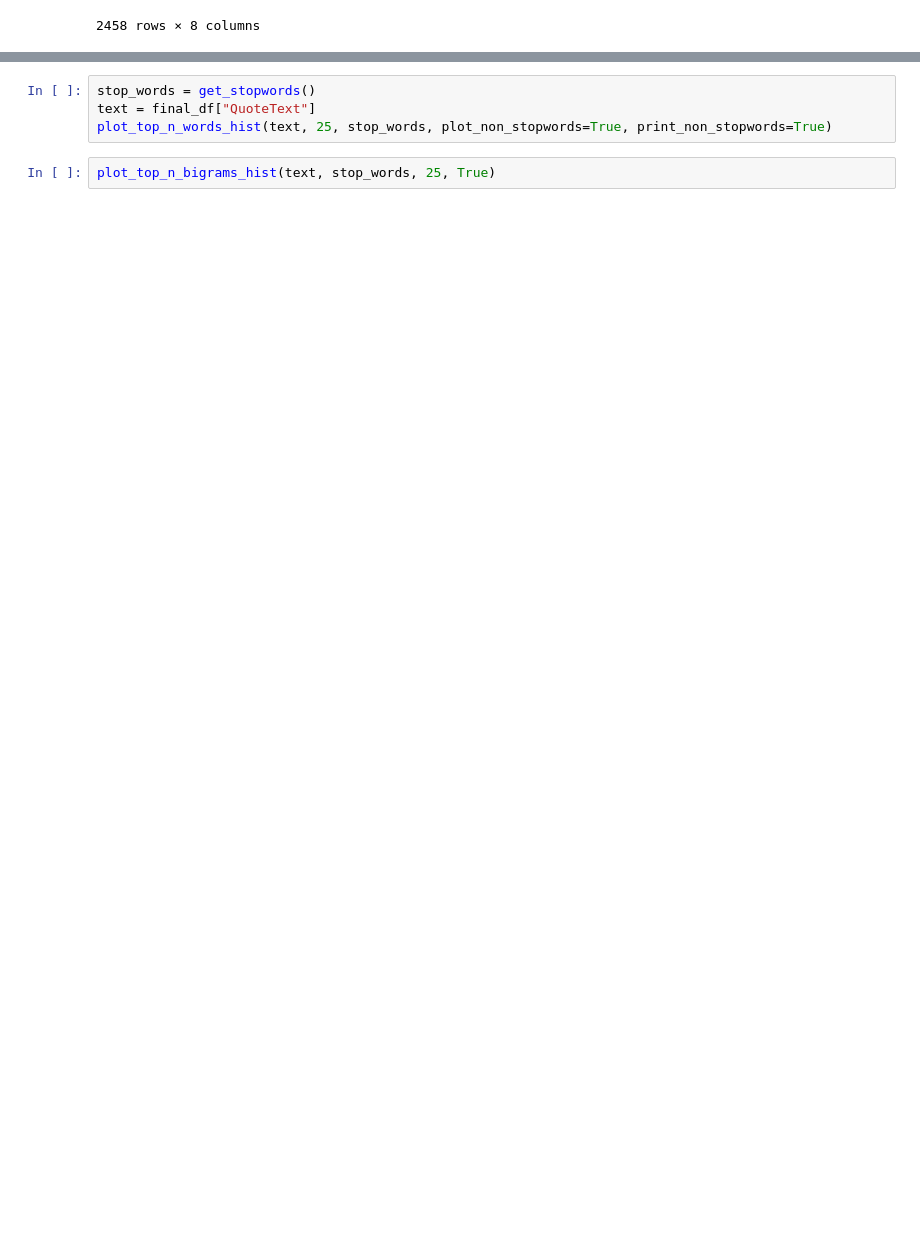
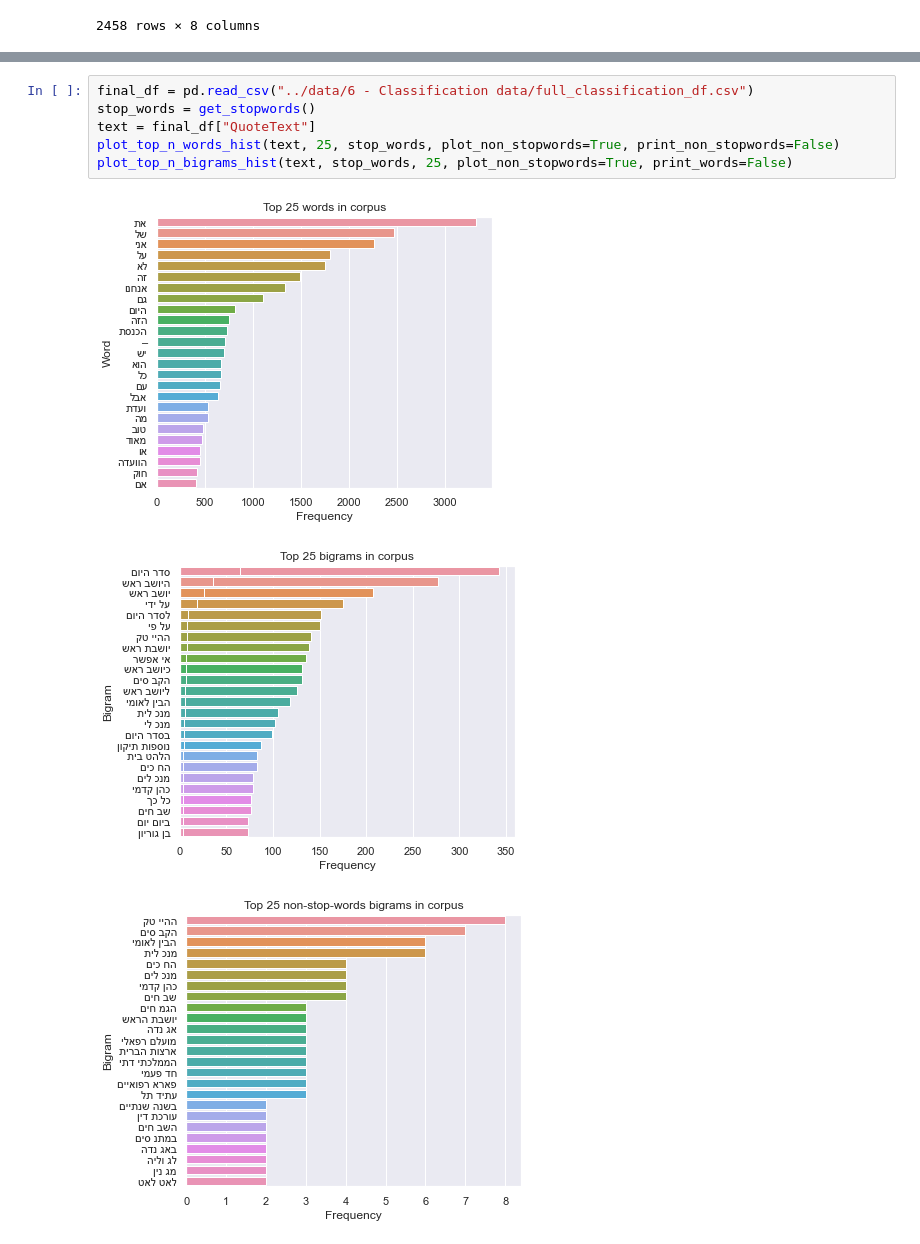
Before and after one commit to NitzanBarzilay/KnessetTopicClassification, a Jupyter notebook: notebooks/3 - Manually tagged data.ipynb, the cells around one changed output, grey strips where cells are left out. Cells and saved outputs as stored; diff of their text form; blank space fills up the shorter version.

```diff
--- a/notebooks/3 - Manually tagged data.ipynb
+++ b/notebooks/3 - Manually tagged data.ipynb
@@ -188,6 +189,10 @@ final_df
 # %%
+final_df = pd.read_csv("../data/6 - Classification data/full_classification_df.csv")
 stop_words = get_stopwords()
 text = final_df["QuoteText"]
-plot_top_n_words_hist(text, 25, stop_words, plot_non_stopwords=True, print_non_stopwords=True)
+plot_top_n_words_hist(text, 25, stop_words, plot_non_stopwords=True, print_non_stopwords=False)
+plot_top_n_bigrams_hist(text, stop_words, 25, plot_non_stopwords=True, print_words=False)
+# %% [output]
+[figure, added]
+[figure, added]
+[figure, added]
-# %%
-plot_top_n_bigrams_hist(text, stop_words, 25, True)
```
Also changed, not shown: parts of 3 cells of this notebook, 7 other files.
